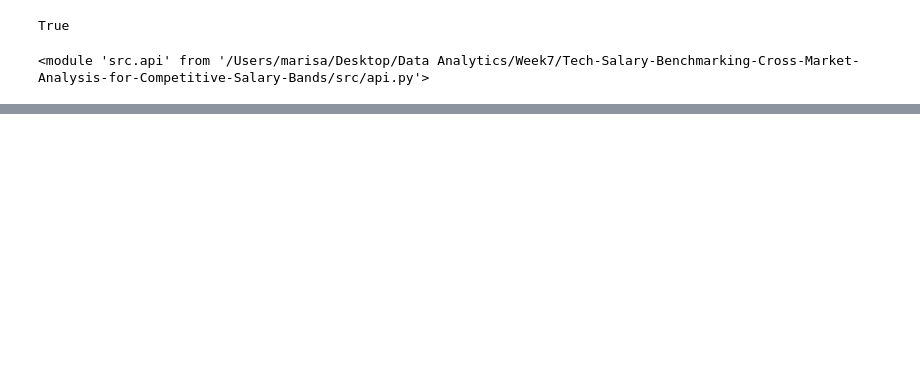
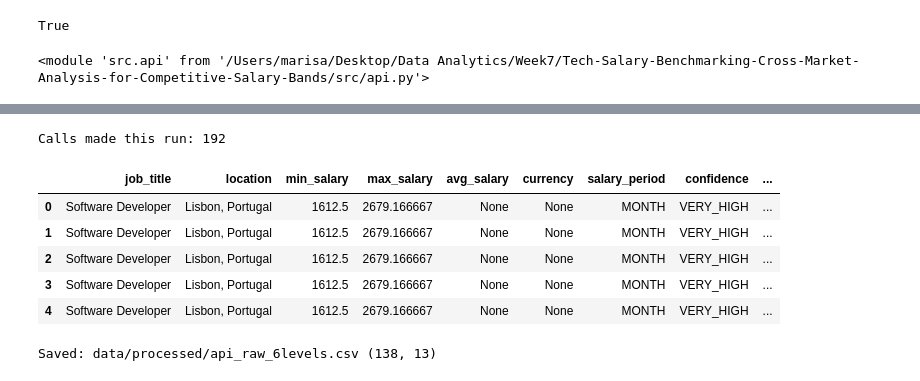
Before and after one commit to HR-Freak/Tech-Salary-Benchmarking-Cross-Market-Analysis-for-Competitive-Salary-Bands, a Jupyter notebook: notebooks/01_data_collection.ipynb, the cells around one changed output, grey strips where cells are left out. Drawn from its saved outputs; the diff is of its cells as text; code cells hidden in the pictures; blank space fills up the shorter version.

```diff
--- a/notebooks/01_data_collection.ipynb
+++ b/notebooks/01_data_collection.ipynb
@@ -14,7 +14,3 @@ import src.api as api
 importlib.reload(api)
 # %% [output]
 <module 'src.api' from '/Users/marisa/Desktop/Data Analytics/Week7/Tech-Salary-Benchmarking-Cross-Market-Analysis-for-Competitive-Salary-Bands/src/api.py'>
-# %%
-payload = api.fetch_role_location("Full Stack Engineer", "London, UK", force_refresh=True)
-rows = api.extract_rows(payload)
-pd.DataFrame(rows).head(10)
@@ -30,14 +16,0 @@ test
-# %%
-roles_locations = [
-    ("Full Stack Engineer", "London, UK"),
-    ("QA Engineer", "Lisbon, Portugal"),
-    ("UX Designer", "Malmo, Sweden"),
-]
-
-all_rows = []
-for role, location in roles_locations:
-    payload = api.fetch_role_location(role, location)
-    all_rows.extend(api.extract_rows(payload))
-
-df = pd.DataFrame(all_rows)
-df.head(10)
@@ -74,0 +48,62 @@ df
+# %%
+calls_made = 0
+all_rows = []
+
+first_big_run = True
+
+for title in PRIMARY_TITLES:
+    for loc in LOCATIONS:
+        for level_name, years in LEVEL_TO_YEARS.items():
+
+            try:
+                payload = api.fetch_role_location(
+                    role=title,
+                    location=loc,
+                    years_experience=years,
+                    force_refresh=first_big_run
+                )
+            except Exception as e:
+                print("FAILED:", title, loc, level_name, "|", repr(e))
+                time.sleep(2)
+                continue
+
+            rows = api.extract_rows(payload)
+            if not rows:
+                calls_made += 1
+                time.sleep(1)
+                continue
+
+            for r in rows:
+                r["level_name"] = level_name
+                r["years_experience"] = years
+                r["api_title_requested"] = title
+                r["api_location_requested"] = loc
+
+            all_rows.extend(rows)
+            calls_made += 1
+
+            time.sleep(1)
+
+    first_big_run = False
+
+print("Calls made this run:", calls_made)
+df_api_raw = pd.DataFrame(all_rows)
+df_api_raw.head()
+# %% [output]
+Calls made this run: 192
+|  | job_title | location | min_salary | max_salary | avg_salary | currency | salary_period | confidence | ... |
+| 0 | Software Developer | Lisbon, Portugal | 1612.5 | 2679.166667 | None | None | MONTH | VERY_HIGH | ... |
+| 1 | Software Developer | Lisbon, Portugal | 1612.5 | 2679.166667 | None | None | MONTH | VERY_HIGH | ... |
+| 2 | Software Developer | Lisbon, Portugal | 1612.5 | 2679.166667 | None | None | MONTH | VERY_HIGH | ... |
+| 3 | Software Developer | Lisbon, Portugal | 1612.5 | 2679.166667 | None | None | MONTH | VERY_HIGH | ... |
+| 4 | Software Developer | Lisbon, Portugal | 1612.5 | 2679.166667 | None | None | MONTH | VERY_HIGH | ... |
+# %%
+from pathlib import Path
+
+PROCESSED_DIR = Path("data/processed")
+PROCESSED_DIR.mkdir(parents=True, exist_ok=True)
+
+df_api_raw.to_csv(PROCESSED_DIR / "api_raw_6levels.csv", index=False)
+print("Saved:", PROCESSED_DIR / "api_raw_6levels.csv", df_api_raw.shape)
+# %% [output]
+Saved: data/processed/api_raw_6levels.csv (138, 13)
```
Also changed, not shown: parts of 6 cells of this notebook, 44 other files.
